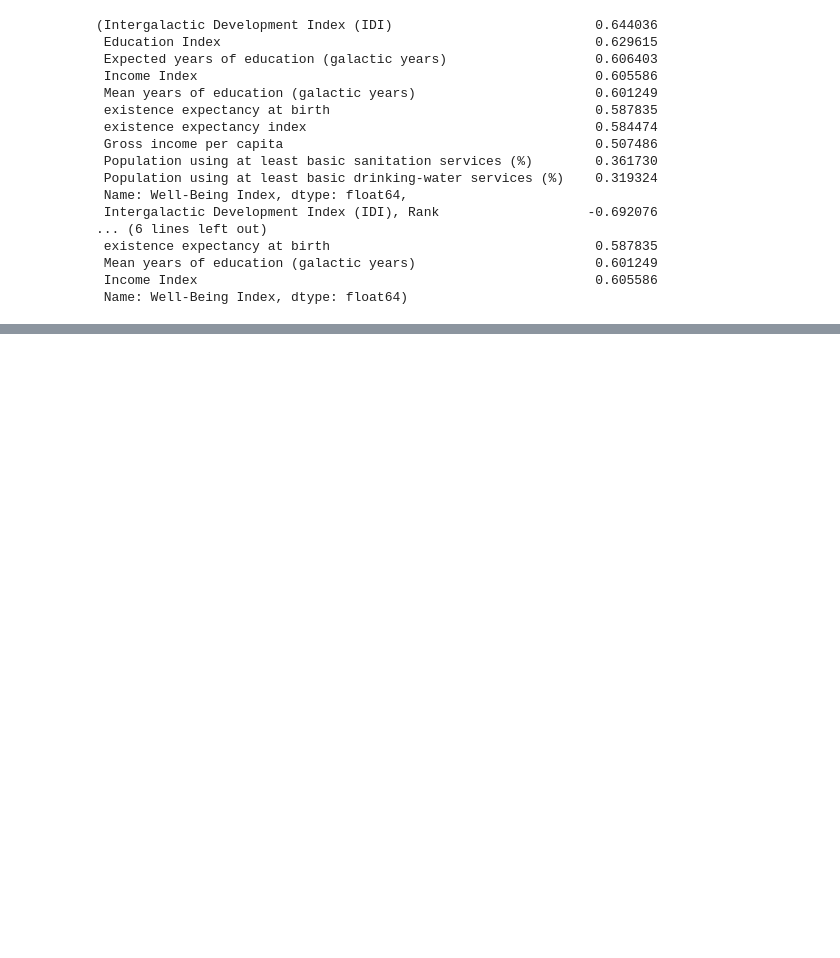
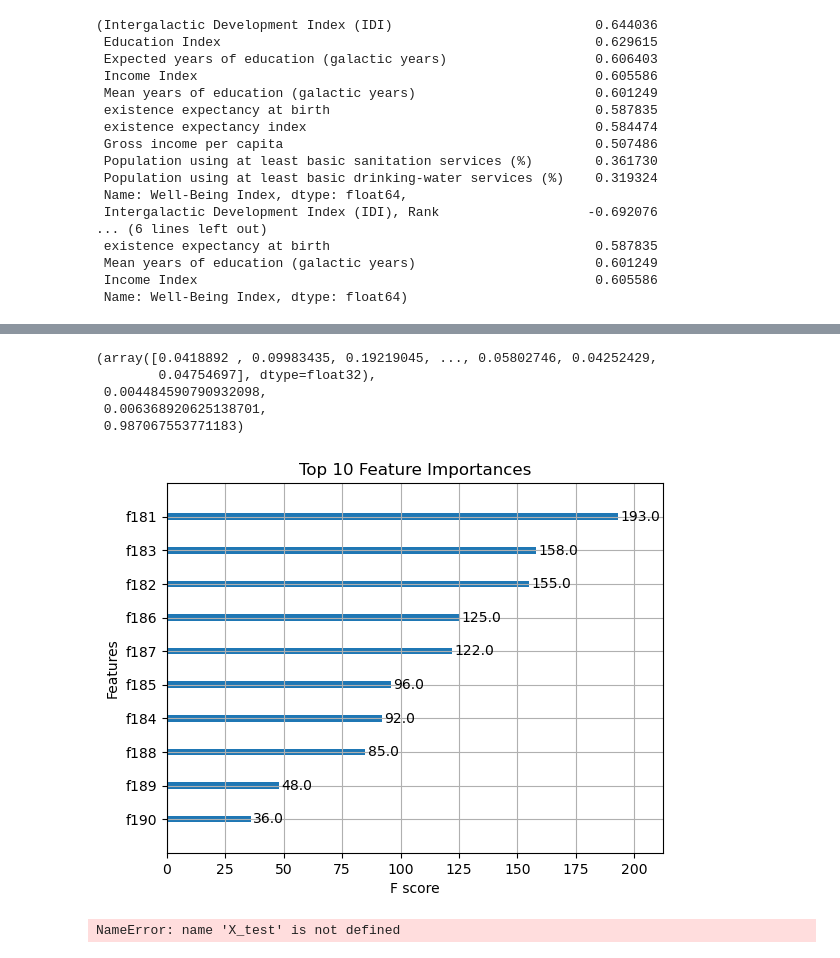
Before and after one commit to VAL-Jerono/Galaxies-Well-being, a Jupyter notebook: Galaxies.ipynb, the cells around one changed output, grey strips where cells are left out. Saved outputs shown, nothing was run; the diff lists cells and outputs as text; code cells hidden in the pictures; blank space fills up the shorter version.

```diff
--- a/Galaxies.ipynb
+++ b/Galaxies.ipynb
@@ -1009,0 +843,58 @@ ModuleNotFoundError: No module named 'xgboost'
+# %%
+from sklearn.metrics import mean_absolute_error, mean_squared_error, r2_score
+import numpy as np
+
+y_pred = final_model.predict(X)
+mae = mean_absolute_error(y, y_pred)
+rmse = np.sqrt(mean_squared_error(y, y_pred))
+r2 = r2_score(y, y_pred)
+
+y_pred, mae, rmse, r2
+# %% [output]
+(array([0.0418892 , 0.09983435, 0.19219045, ..., 0.05802746, 0.04252429,
+        0.04754697], dtype=float32),
+ 0.004484590790932098,
+ 0.006368920625138701,
+ 0.987067553771183)
+# %%
+import matplotlib.pyplot as plt
+import xgboost as xgb
+
+xgb_model = best_xgb.named_steps['regressor']
+xgb.plot_importance(xgb_model, max_num_features=10)
+plt.title("Top 10 Feature Importances")
+plt.show()
+# %% [output]
+[figure, added]
+# %%
+from sklearn.metrics import r2_score, mean_absolute_error, mean_squared_error
+import numpy as np
+
+
+
+# Predictions
+y_train_pred = final_model.predict(X)
+y_test_pred = final_model.predict(X_test)
+
+# Metrics
+results = {
+    "Dataset": ["Training", "Test"],
+    "R²": [
+        r2_score(y, y_train_pred),
+        r2_score(y_test, y_test_pred)
+    ],
+    "MAE": [
+        mean_absolute_error(y, y_train_pred),
+        mean_absolute_error(y_test, y_test_pred)
+    ],
+    "RMSE": [
+        np.sqrt(mean_squared_error(y, y_train_pred)),
+        np.sqrt(mean_squared_error(y_test, y_test_pred))
+    ]
+}
+
+results_df = pd.DataFrame(results)
+print("Model Performance:")
+display(results_df)
+# %% [output]
+NameError: name 'X_test' is not defined
```
Also changed, not shown: parts of 33 cells of this notebook, 1 other file.
